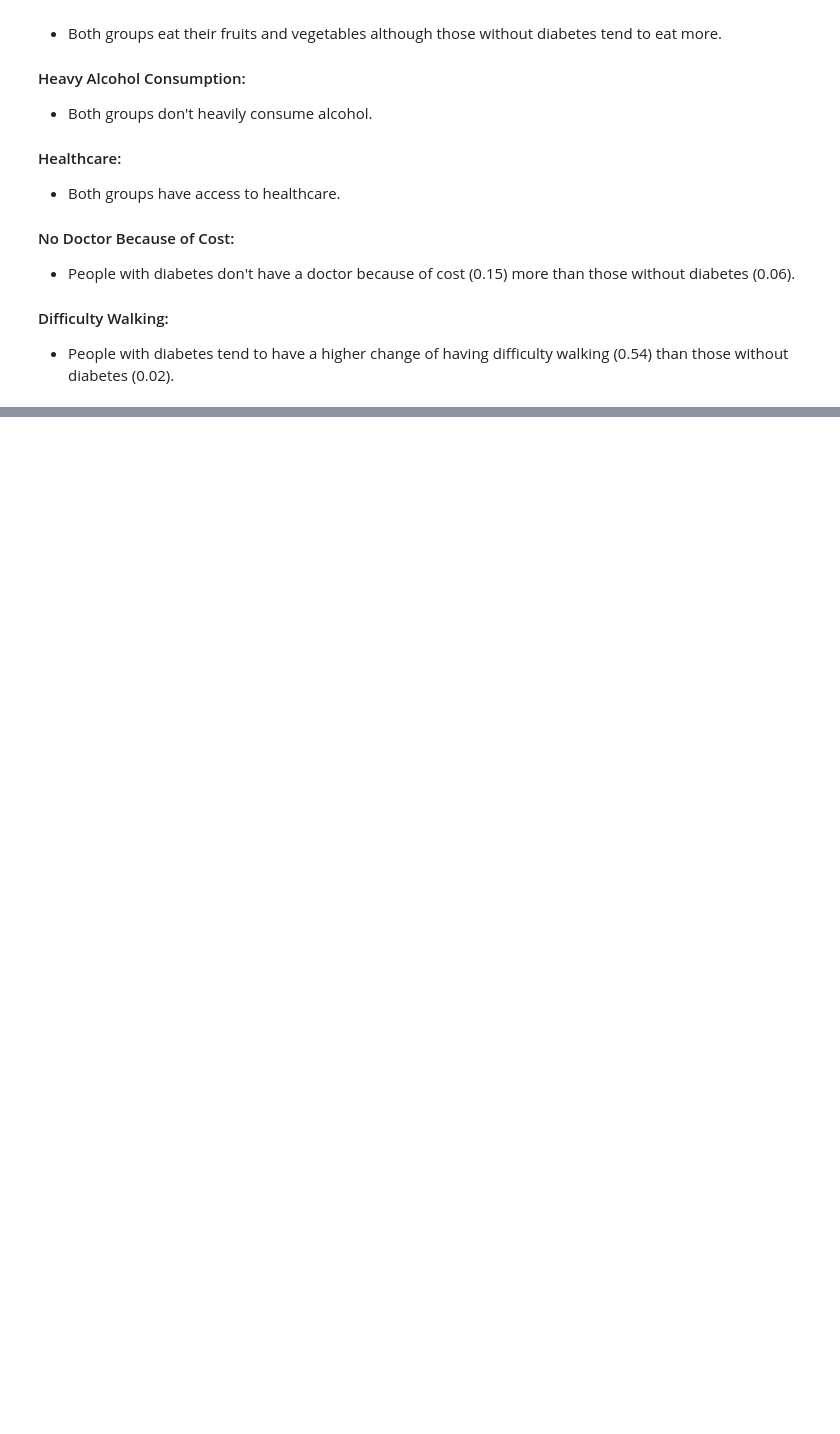
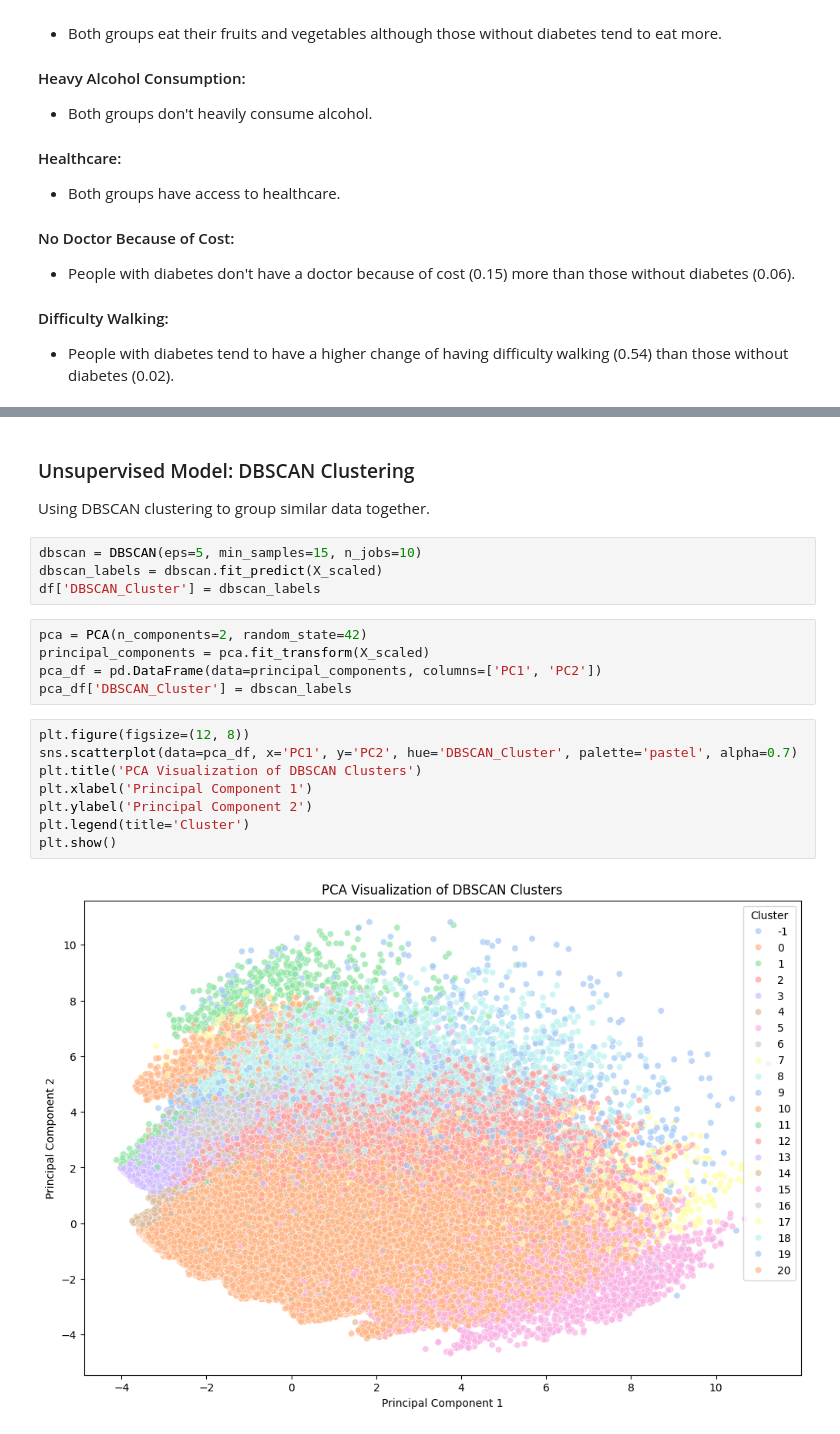
Before and after one commit to BasilPanda/CSCA-5632-FINAL, a Jupyter notebook: final_project.ipynb, the cells around one changed output, grey strips where cells are left out. Saved outputs shown, nothing was run; the diff lists cells and outputs as text; blank space fills up the shorter version.

Commit message:
DBSCAN

```diff
--- a/final_project.ipynb
+++ b/final_project.ipynb
@@ -453,0 +490,22 @@ Cluster
+# %% [markdown]
+### Unsupervised Model: DBSCAN Clustering
+Using DBSCAN clustering to group similar data together.
+# %%
+dbscan = DBSCAN(eps=5, min_samples=15, n_jobs=10)
+dbscan_labels = dbscan.fit_predict(X_scaled)
+df['DBSCAN_Cluster'] = dbscan_labels
+# %%
+pca = PCA(n_components=2, random_state=42)
+principal_components = pca.fit_transform(X_scaled)
+pca_df = pd.DataFrame(data=principal_components, columns=['PC1', 'PC2'])
+pca_df['DBSCAN_Cluster'] = dbscan_labels
+# %%
+plt.figure(figsize=(12, 8))
+sns.scatterplot(data=pca_df, x='PC1', y='PC2', hue='DBSCAN_Cluster', palette='pastel', alpha=0.7)
+plt.title('PCA Visualization of DBSCAN Clusters')
+plt.xlabel('Principal Component 1')
+plt.ylabel('Principal Component 2')
+plt.legend(title='Cluster')
+plt.show()
+# %% [output]
+[figure, added]
```
Also changed, not shown: parts of 11 cells of this notebook.
